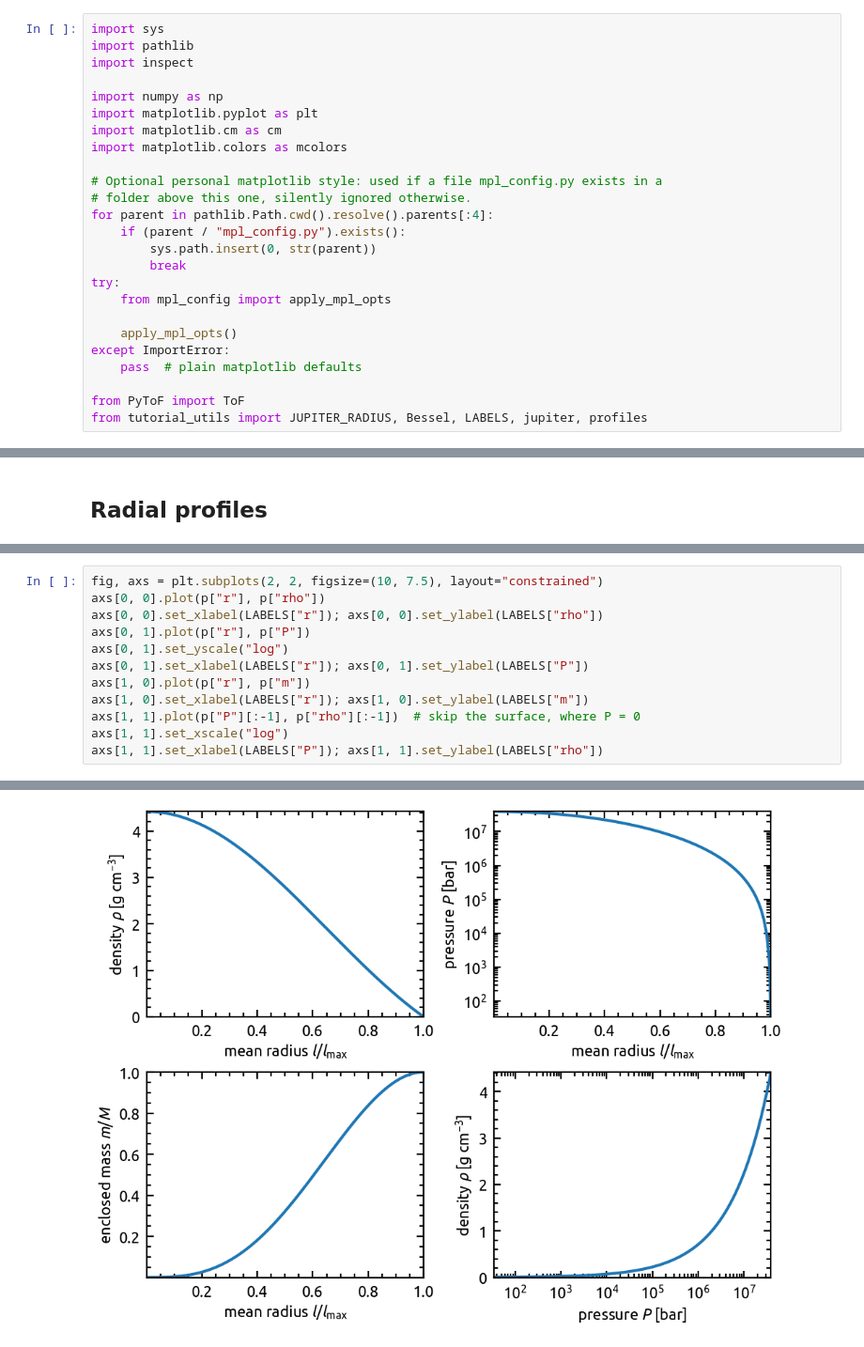
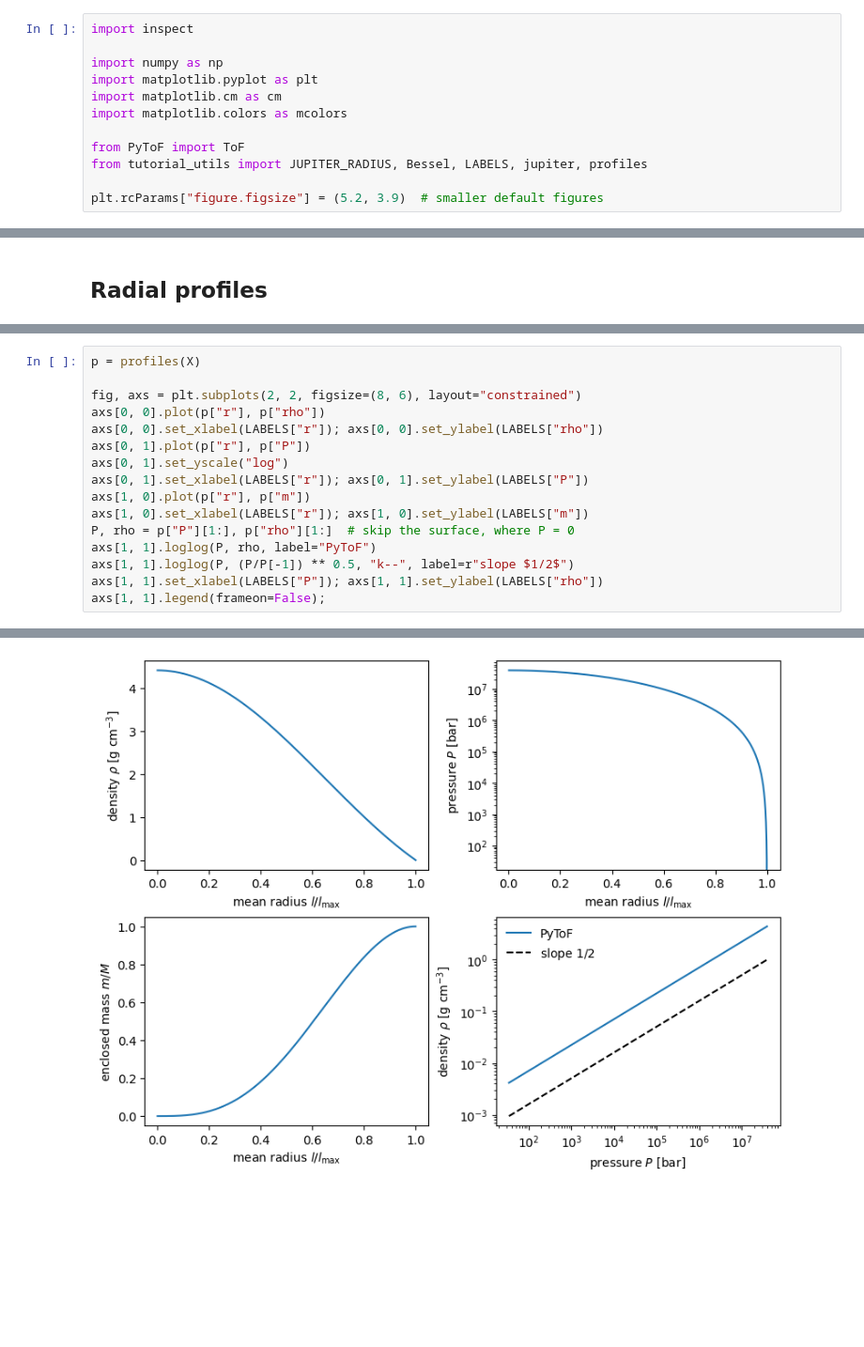
Before and after one commit to lucamorf/PyToF, a Jupyter notebook: tutorial/02_plotting.ipynb, the cells around one changed output, grey strips where cells are left out. Shown at 94% size. Cells and saved outputs as stored; diff of their text form; blank space fills up the shorter version.

```diff
--- a/tutorial/02_plotting.ipynb
+++ b/tutorial/02_plotting.ipynb
@@ -7,6 +7,4 @@ PyToF does not ship a plotting module. Everything it computes is a numpy array,
 # %%
-import sys
-import pathlib
 import inspect
 
 import numpy as np
@@ -14,21 +12,10 @@ import matplotlib.pyplot as plt
 import matplotlib.cm as cm
 import matplotlib.colors as mcolors
 
-# Optional personal matplotlib style: used if a file mpl_config.py exists in a
-# folder above this one, silently ignored otherwise.
-for parent in pathlib.Path.cwd().resolve().parents[:4]:
-    if (parent / "mpl_config.py").exists():
-        sys.path.insert(0, str(parent))
-        break
-try:
-    from mpl_config import apply_mpl_opts
-
-    apply_mpl_opts()
-except ImportError:
-    pass  # plain matplotlib defaults
-
 from PyToF import ToF
 from tutorial_utils import JUPITER_RADIUS, Bessel, LABELS, jupiter, profiles
+
+plt.rcParams["figure.figsize"] = (5.2, 3.9)  # smaller default figures
 # %% [markdown]
 ## What is in a relaxed model
 
@@ -88,5 +71,7 @@ All four quantities at a glance. The pressure spans many orders of magnitude and
 # %%
-fig, axs = plt.subplots(2, 2, figsize=(10, 7.5), layout="constrained")
+p = profiles(X)
+
+fig, axs = plt.subplots(2, 2, figsize=(8, 6), layout="constrained")
 axs[0, 0].plot(p["r"], p["rho"])
 axs[0, 0].set_xlabel(LABELS["r"]); axs[0, 0].set_ylabel(LABELS["rho"])
 axs[0, 1].plot(p["r"], p["P"])
@@ -94,7 +79,9 @@ axs[0, 1].set_yscale("log")
 axs[0, 1].set_xlabel(LABELS["r"]); axs[0, 1].set_ylabel(LABELS["P"])
 axs[1, 0].plot(p["r"], p["m"])
 axs[1, 0].set_xlabel(LABELS["r"]); axs[1, 0].set_ylabel(LABELS["m"])
-axs[1, 1].plot(p["P"][:-1], p["rho"][:-1])  # skip the surface, where P = 0
-axs[1, 1].set_xscale("log")
+P, rho = p["P"][1:], p["rho"][1:]  # skip the surface, where P = 0
+axs[1, 1].loglog(P, rho, label="PyToF")
+axs[1, 1].loglog(P, (P/P[-1]) ** 0.5, "k--", label=r"slope $1/2$")
 axs[1, 1].set_xlabel(LABELS["P"]); axs[1, 1].set_ylabel(LABELS["rho"])
+axs[1, 1].legend(frameon=False);
 # %% [output]
@@ -102,4 +88,4 @@ Text(0, 0.5, 'density $\\rho$ [g cm$^{-3}$]')
-[figure, old version]
+[figure, new version]
 # %% [markdown]
 ## Comparing models
 
```
Also changed, not shown: parts of 19 cells of this notebook, 6 other files.
